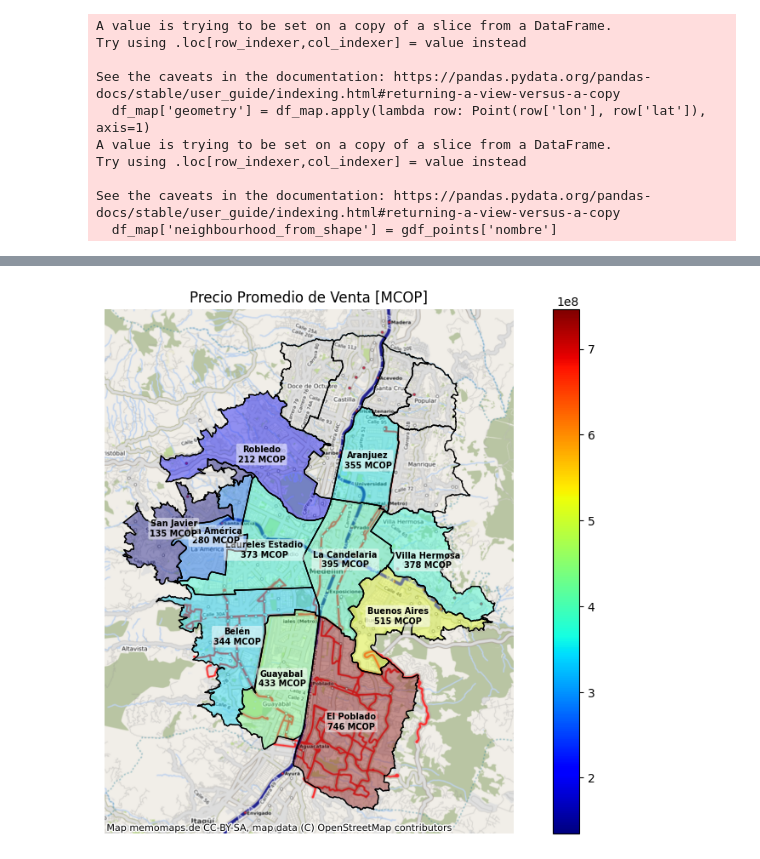
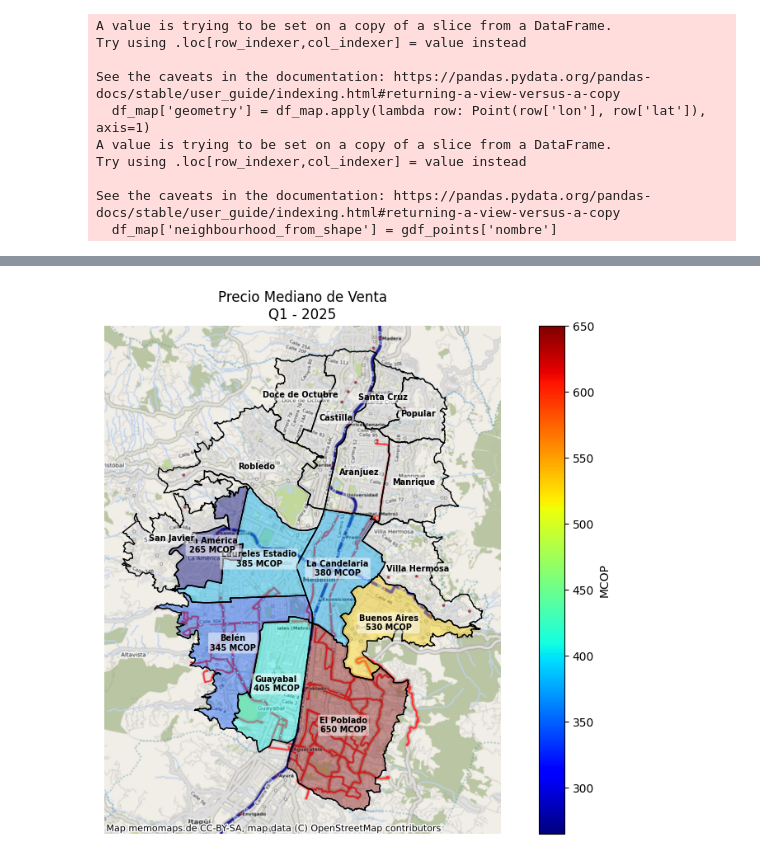
Before and after one commit to AldeaAI/Scraping, a Jupyter notebook: notebooks/MAW/Visualisations/new_Visualisation_AveragePrice.ipynb, the cells around one changed output, grey strips where cells are left out. Saved outputs shown, nothing was run; the diff lists cells and outputs as text; code cells hidden in the pictures.

Commit message:
Working on the median

```diff
--- a/notebooks/MAW/Visualisations/new_Visualisation_AveragePrice.ipynb
+++ b/notebooks/MAW/Visualisations/new_Visualisation_AveragePrice.ipynb
@@ -10,7 +11,12 @@ from datetime import datetime, timedelta
+# %%
+property_type = 'Apartments' # 'Houses', 'Apartments', 'Offices'
+year = 2025
+quarter = 1  # Change this to the desired quarter (1, 2, 3, or 4)
 # %%
 
 # Get all CSV files matching the pattern
-csv_files = glob.glob('../../../data/Apartments/listings_data_m2_medellin*.csv')
+csv_files = glob.glob(f'../../../data/{property_type}/listings_data_m2_medellin*.csv')
+
 
 # Read and concatenate all CSV files into a single DataFrame
 df = pd.concat((pd.read_csv(f) for f in csv_files), ignore_index=True)
@@ -115,37 +123,56 @@ gdf_4326
 # %%
-
-# # for map_provider in ctx.providers.keys()-['OpenStreetMap','MapBox', 'HEREv3', 'Jawg', 'TopPlusOpen']:
-# providers = [ 'OPNVKarte',
-# 'OpenTopoMap',
-# 'OpenRailwayMap',
-# 'CyclOSM']
-
-# # for map_provider in ['OPNVKarte', ]:
-# for map_provider in providers:  # Adjust the range as needed
+# Set the map provider for the basemap
 map_provider = 'OPNVKarte'
 
-
+# Create the figure and axis for plotting
 fig, ax = plt.subplots(figsize=(12, 8))
 
-# Plot regions with avg_price (not 0 or NaN), colored
-gdf_4326_valid = gdf_4326[gdf_4326['avg_price'].notna() & (gdf_4326['avg_price'] != 0)]
-gdf_4326_valid.plot(column='avg_price', ax=ax, legend=True, cmap='jet', edgecolor='k', alpha=0.4)
+# Filter neighbourhoods with valid (non-NaN, non-zero) median prices
+gdf_4326_valid = gdf_4326[gdf_4326['median_price'].notna() & (gdf_4326['median_price'] != 0)]
 
-#Drawing the edges of the missing neighbourhoods
-gdf_4326.plot(facecolor='none' , ax=ax,  edgecolor='k')
+# Plot the valid neighbourhoods colored by median price
+plot = gdf_4326_valid.plot(
+    column='median_price', ax=ax, legend=True, cmap='jet', edgecolor='k', alpha=0.4
+)
 
+# Draw the edges of all neighbourhoods (including those without data)
+gdf_4326.plot(facecolor='none', ax=ax, edgecolor='k')
 
+# Add the basemap tiles to the plot
 source = ctx.providers[map_provider]
 ctx.add_basemap(ax, crs=gdf_4326.crs.to_string(), source=source)
-plt.title('Precio Promedio de Venta [MCOP]')
+
+# Set the plot title and remove axis
+plt.title(f'Precio Mediano de Venta\nQ{quarter} - {year}')
 plt.axis('off')
 
-for idx, row in gdf_4326_valid.iterrows():
+# Format the colorbar to show values in millions of COP
+cbar = plot.get_figure().axes[-1]
+cbar.set_ylabel('MCOP')
+cbar.yaxis.set_major_formatter(mticker.FuncFormatter(lambda x, _: f'{x/1e6:.0f}'))
+
+# Annotate each neighbourhood
+for idx, row in gdf_4326.iterrows():
     centroid = row['geometry'].centroid
-    value = row['avg_price']/1e6
     neighbourhood_name = row['nombre']
-    ax.annotate(f'{neighbourhood_name}\n{value:,.0f} MCOP', (centroid.x, centroid.y), color='black', fontsize=7, ha='center', va='center', fontweight='bold', bbox=dict(facecolor='white', alpha=0.5, edgecolor='none', boxstyle='round,pad=0.2'))
+    median_price = row['median_price']
+    if not np.isnan(median_price) and median_price != 0:
+        value = median_price / 1e6
+        label = f'{neighbourhood_name}\n{value:,.0f} MCOP'
+    else:
+        label = f'{neighbourhood_name}'
+    ax.annotate(
+        label,
+        (centroid.x, centroid.y),
+        color='black',
+        fontsize=7,
+        ha='center',
+        va='center',
+        fontweight='bold',
+        bbox=dict(facecolor='white', alpha=0.5, edgecolor='none', boxstyle='round,pad=0.2')
+    )
 
+# Display the plot
 plt.show()
 # %% [output]
-[figure, old version]
+[figure, new version]
```
Also changed, not shown: parts of 4 cells of this notebook, 1 other file.
